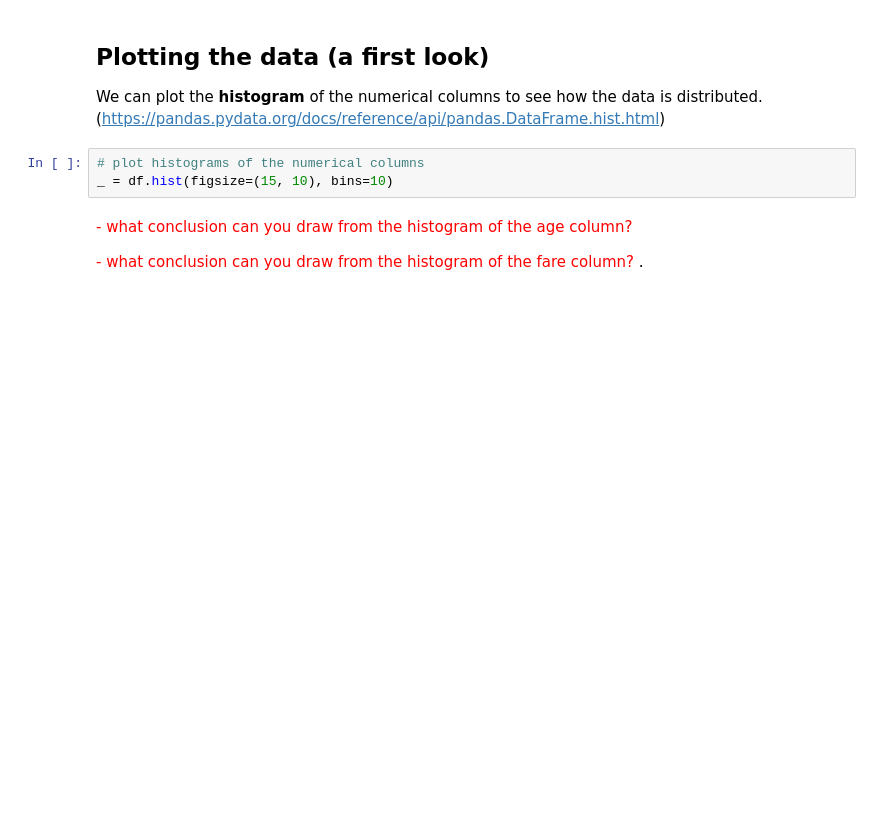
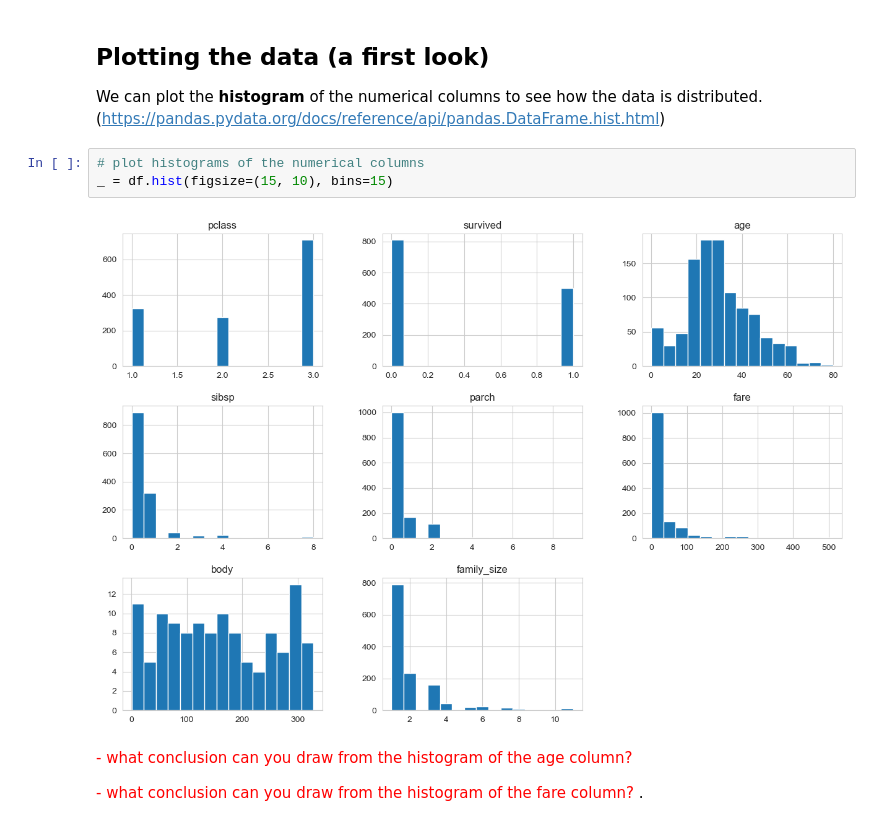
Before and after one commit to pedrojscardoso/MEEC_ISE_UALG_Introduction_to_data_science, a Jupyter notebook: 3-data-analysis/05_exploratory_data_analysis_part_1.ipynb, the cells around one changed output. Cells and saved outputs as stored; diff of their text form; blank space fills up the shorter version.

```diff
--- a/3-data-analysis/05_exploratory_data_analysis_part_1.ipynb
+++ b/3-data-analysis/05_exploratory_data_analysis_part_1.ipynb
@@ -68,7 +132,9 @@ df
 We can plot the **histogram** of the numerical columns to see how the data is distributed. (https://pandas.pydata.org/docs/reference/api/pandas.DataFrame.hist.html)
 # %%
 # plot histograms of the numerical columns
-_ = df.hist(figsize=(15, 10), bins=10)
+_ = df.hist(figsize=(15, 10), bins=15)
+# %% [output]
+[figure, added]
 # %% [markdown]
 <span style="color:red"> - what conclusion can you draw from the histogram of the age column? </span>
 
```
Also changed, not shown: parts of 49 cells of this notebook, 8 other files.
